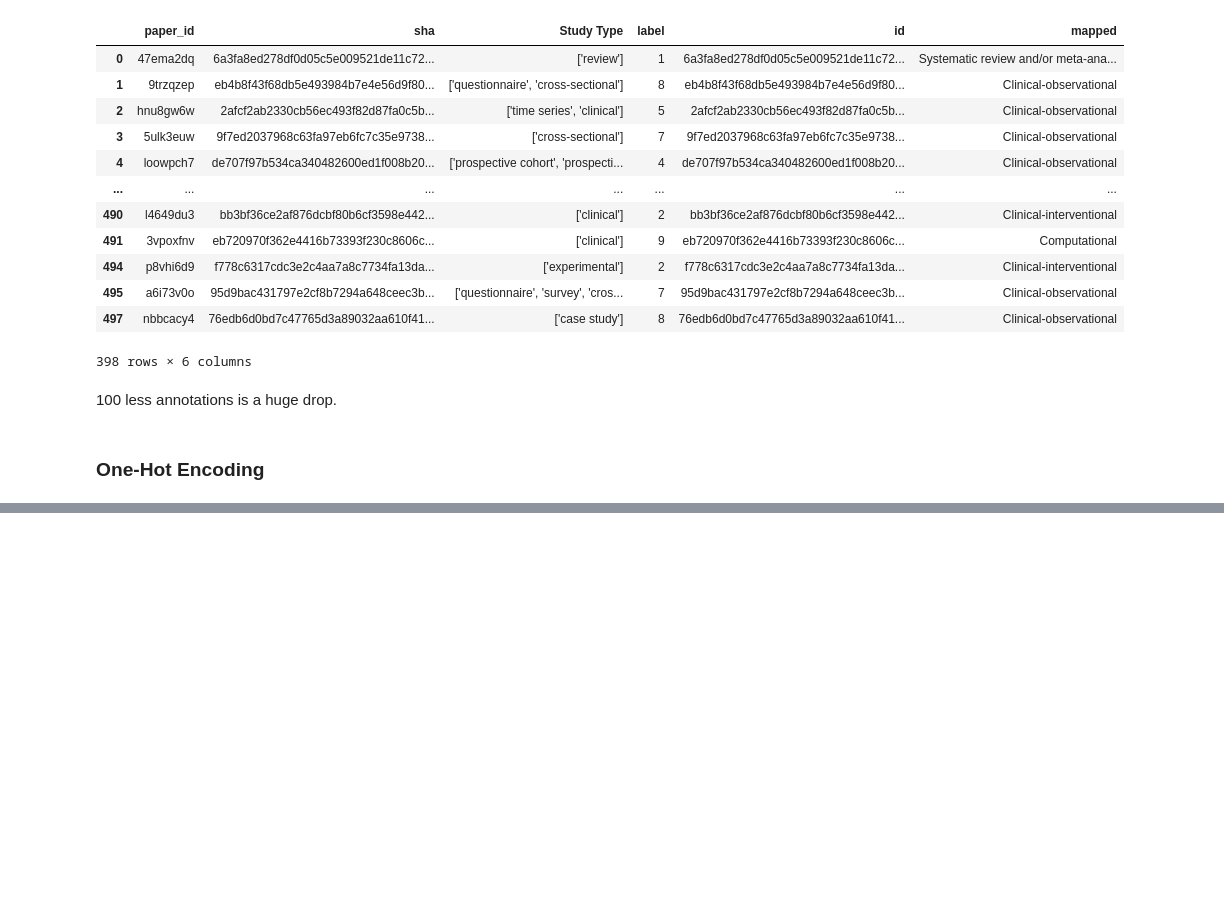
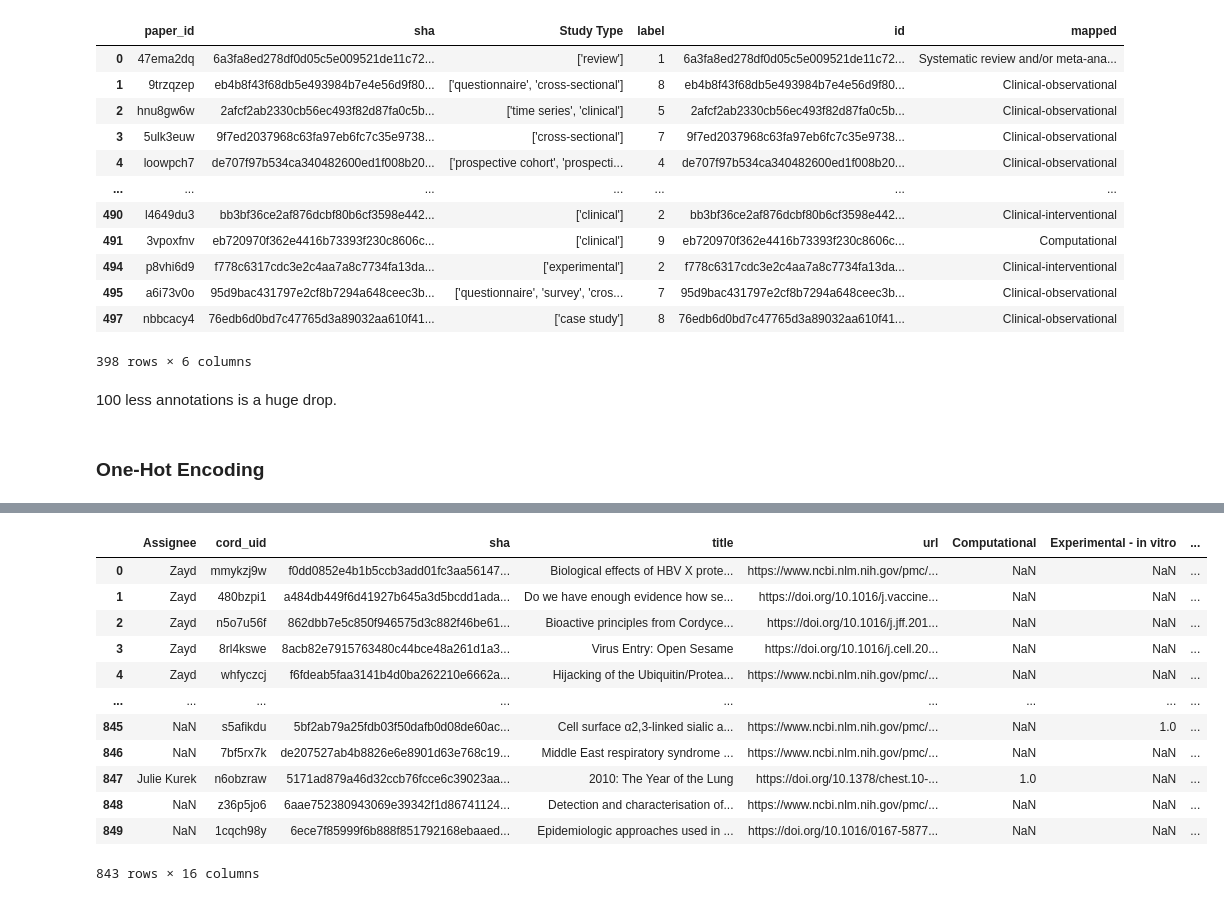
Before and after one commit to CoronaWhy/Classy, a Jupyter notebook: datasets/StudyTypeAnnotations.ipynb, the cells around one changed output, grey strips where cells are left out. Saved outputs shown, nothing was run; the diff lists cells and outputs as text; code cells hidden in the pictures; blank space fills up the shorter version.

```diff
--- a/datasets/StudyTypeAnnotations.ipynb
+++ b/datasets/StudyTypeAnnotations.ipynb
@@ -156,3 +176,9 @@ cw_labels = pd.read_csv('CoY_newlist.csv')
+# %%
+cw_labels = cw_labels.drop(columns = ['Unnamed: 16',
+ 'Unnamed: 17'])
+# %%
+#Rename/Clean-up labels
+cw_labels = cw_labels.rename(columns={'Clinical-interventional.1' : 'Clinical-interventional', 'Clinical-observational.1' : 'Clinical-observational', 'Systematic review and/or meta-analysis.1' : 'Systematic review and/or meta-analysis'})
 # %%
 list(cw_labels)
 # %% [output]
@@ -175,5 +200,0 @@ list(cw_labels)
-# %%
-cw_labels = cw_labels.drop(columns = ['Other', 'General Notes'])
-# %%
-#Rename/Clean-up labels
-cw_labels = cw_labels.rename(columns={'Computational ': 'Computational', 'Experimental-in vitro' : 'Experimental - in vitro', 'Experimental-in vivo' : 'Experimental - in vivo', 'Clinical-interventional.1' : 'Clinical-interventional', 'Clinical-observational.1' : 'Clinical-observational', 'Systematic review and/or meta-analysis ' : 'Systematic review and/or meta-analysis'})
@@ -261,0 +401,28 @@ kg_merge
+# %%
+#Drop empty annotations.
+cw_labels.dropna(subset=['Computational',
+ 'Experimental - in vitro',
+ 'Experimental - in vivo',
+ 'Systematic review and/or meta-analysis',
+ 'Clinical-interventional',
+ 'Clinical-interventional',
+ 'Clinical-observational',
+ 'Clinical-observational',
+ 'Systematic review and/or meta-analysis',
+ 'Review',
+ 'Other'], how='all', inplace = True)
+cw_labels
+# %% [output]
+|  | Assignee | cord_uid | sha | title | url | Computational | Experimental - in vitro | ... |
+| 0 | Zayd | mmykzj9w | f0dd0852e4b1b5ccb3add01fc3aa56147... | Biological effects of HBV X prote... | https://www.ncbi.nlm.nih.gov/pmc/... | NaN | NaN | ... |
+| 1 | Zayd | 480bzpi1 | a484db449f6d41927b645a3d5bcdd1ada... | Do we have enough evidence how se... | https://doi.org/10.1016/j.vaccine... | NaN | NaN | ... |
+| 2 | Zayd | n5o7u56f | 862dbb7e5c850f946575d3c882f46be61... | Bioactive principles from Cordyce... | https://doi.org/10.1016/j.jff.201... | NaN | NaN | ... |
+| 3 | Zayd | 8rl4kswe | 8acb82e7915763480c44bce48a261d1a3... | Virus Entry: Open Sesame | https://doi.org/10.1016/j.cell.20... | NaN | NaN | ... |
+| 4 | Zayd | whfyczcj | f6fdeab5faa3141b4d0ba262210e6662a... | Hijacking of the Ubiquitin/Protea... | https://www.ncbi.nlm.nih.gov/pmc/... | NaN | NaN | ... |
+| ... | ... | ... | ... | ... | ... | ... | ... | ... |
+| 845 | NaN | s5afikdu | 5bf2ab79a25fdb03f50dafb0d08de60ac... | Cell surface α2,3-linked sialic a... | https://www.ncbi.nlm.nih.gov/pmc/... | NaN | 1.0 | ... |
+| 846 | NaN | 7bf5rx7k | de207527ab4b8826e6e8901d63e768c19... | Middle East respiratory syndrome ... | https://www.ncbi.nlm.nih.gov/pmc/... | NaN | NaN | ... |
+| 847 | Julie Kurek | n6obzraw | 5171ad879a46d32ccb76fcce6c39023aa... | 2010: The Year of the Lung | https://doi.org/10.1378/chest.10-... | 1.0 | NaN | ... |
+| 848 | NaN | z36p5jo6 | 6aae752380943069e39342f1d86741124... | Detection and characterisation of... | https://www.ncbi.nlm.nih.gov/pmc/... | NaN | NaN | ... |
+| 849 | NaN | 1cqch98y | 6ece7f85999f6b888f851792168ebaaed... | Epidemiologic approaches used in ... | https://doi.org/10.1016/0167-5877... | NaN | NaN | ... |
+843 rows × 16 columns
```
Also changed, not shown: parts of 87 cells of this notebook.
